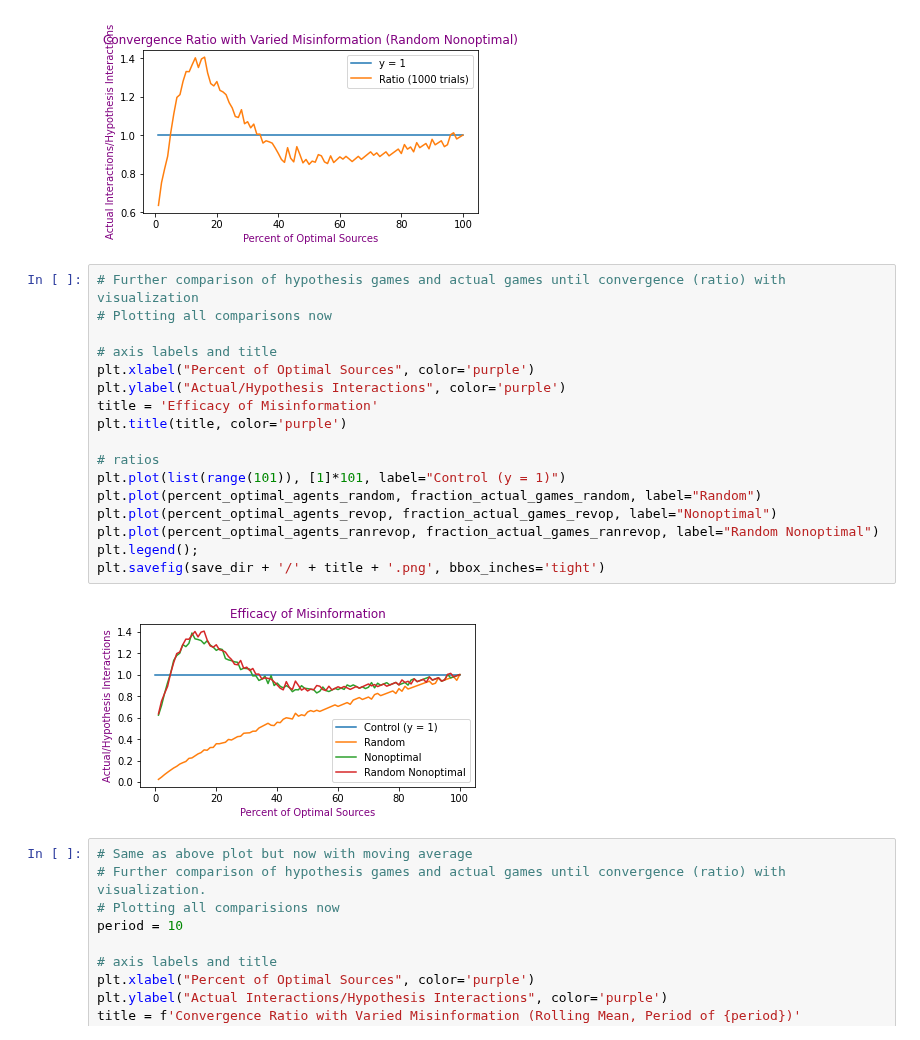
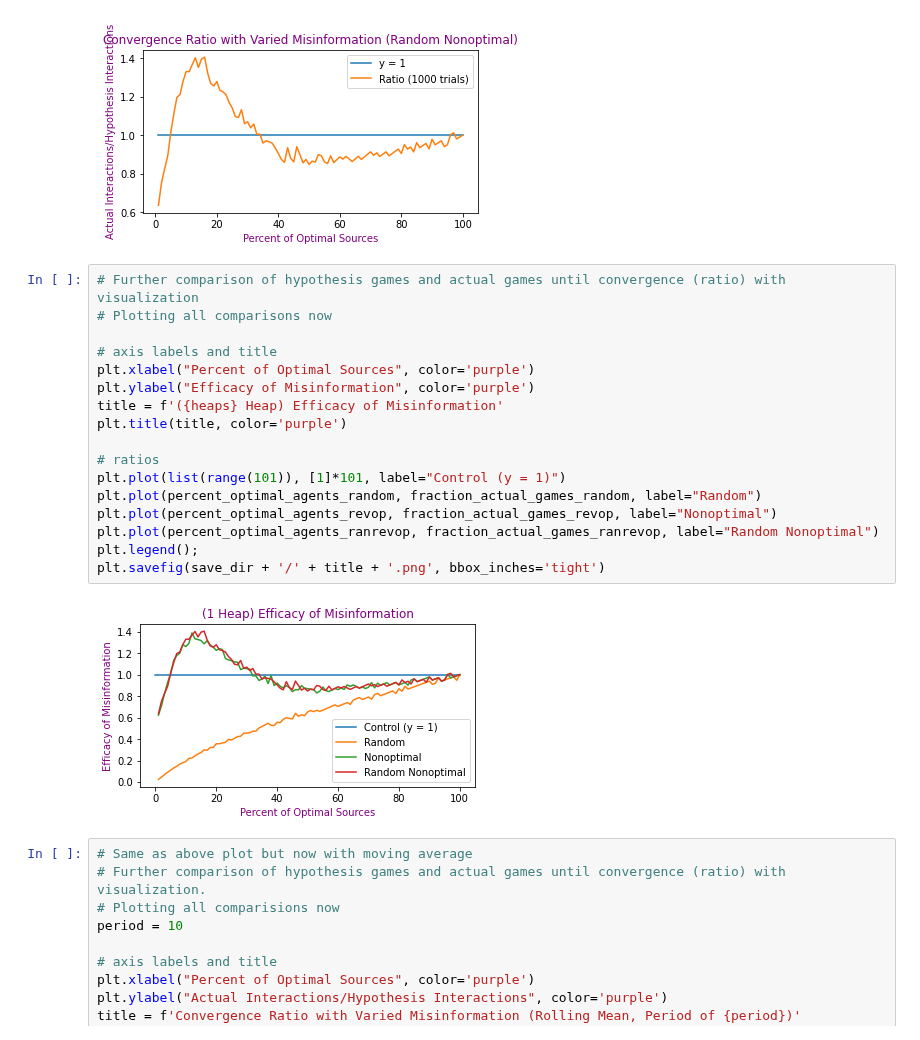
Before and after one commit to Elijah-Huang/Modeling-Misinformation-With-Q-Learning-Nim-and-Multi-Agents, a Jupyter notebook: Modeling Misinformation 1 Heap.ipynb, the cells around one changed output. Cells and saved outputs as stored; diff of their text form.

```diff
--- a/Modeling Misinformation 1 Heap.ipynb
+++ b/Modeling Misinformation 1 Heap.ipynb
@@ -240,22 +240,22 @@ fraction_actual_games_ranrevop = plot_games_til_cnvg_ratio(percent_optimal_agent
 # %%
 # Further comparison of hypothesis games and actual games until convergence (ratio) with visualization
 # Plotting all comparisons now
 
 # axis labels and title
 plt.xlabel("Percent of Optimal Sources", color='purple')
-plt.ylabel("Actual/Hypothesis Interactions", color='purple')
-title = 'Efficacy of Misinformation'
+plt.ylabel("Efficacy of Misinformation", color='purple')
+title = f'({heaps} Heap) Efficacy of Misinformation'
 plt.title(title, color='purple')
 
 # ratios
 plt.plot(list(range(101)), [1]*101, label="Control (y = 1)")
 plt.plot(percent_optimal_agents_random, fraction_actual_games_random, label="Random")
 plt.plot(percent_optimal_agents_revop, fraction_actual_games_revop, label="Nonoptimal")
 plt.plot(percent_optimal_agents_ranrevop, fraction_actual_games_ranrevop, label="Random Nonoptimal")
 plt.legend();
 plt.savefig(save_dir + '/' + title + '.png', bbox_inches='tight')
 # %% [output]
-[figure, old version]
+[figure, new version]
 # %%
 # Same as above plot but now with moving average
 # Further comparison of hypothesis games and actual games until convergence (ratio) with visualization.
```
Also changed, not shown: parts of 1 cell of this notebook, 17 other files.
